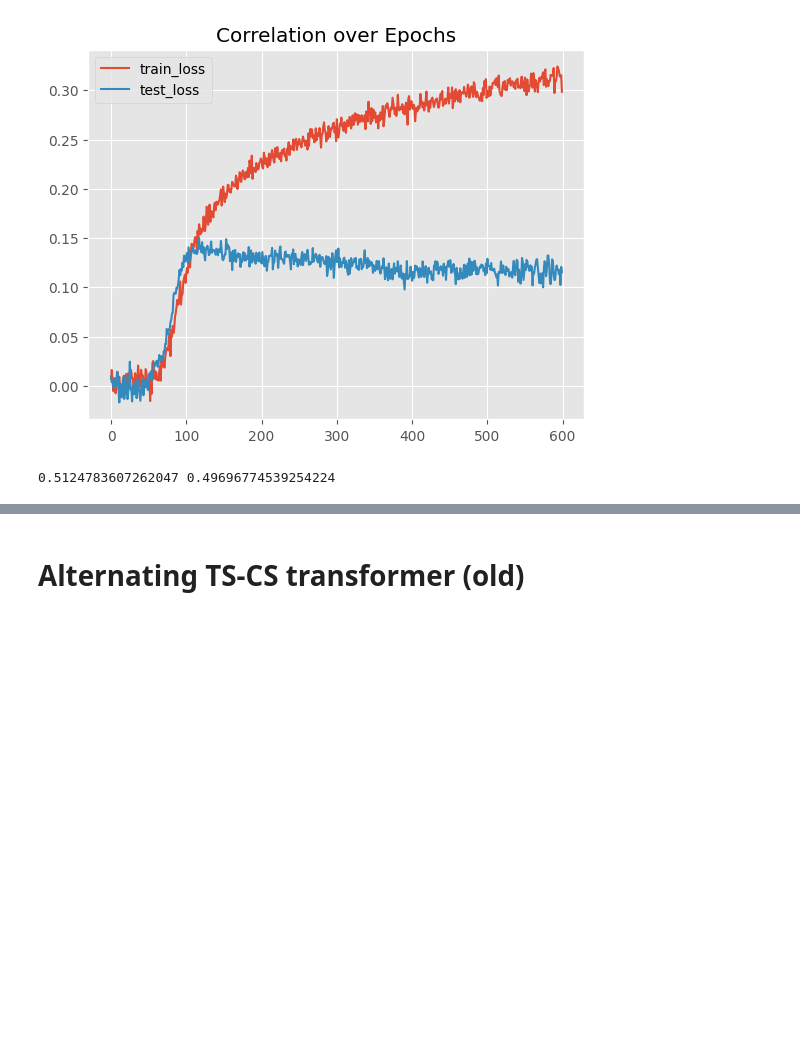
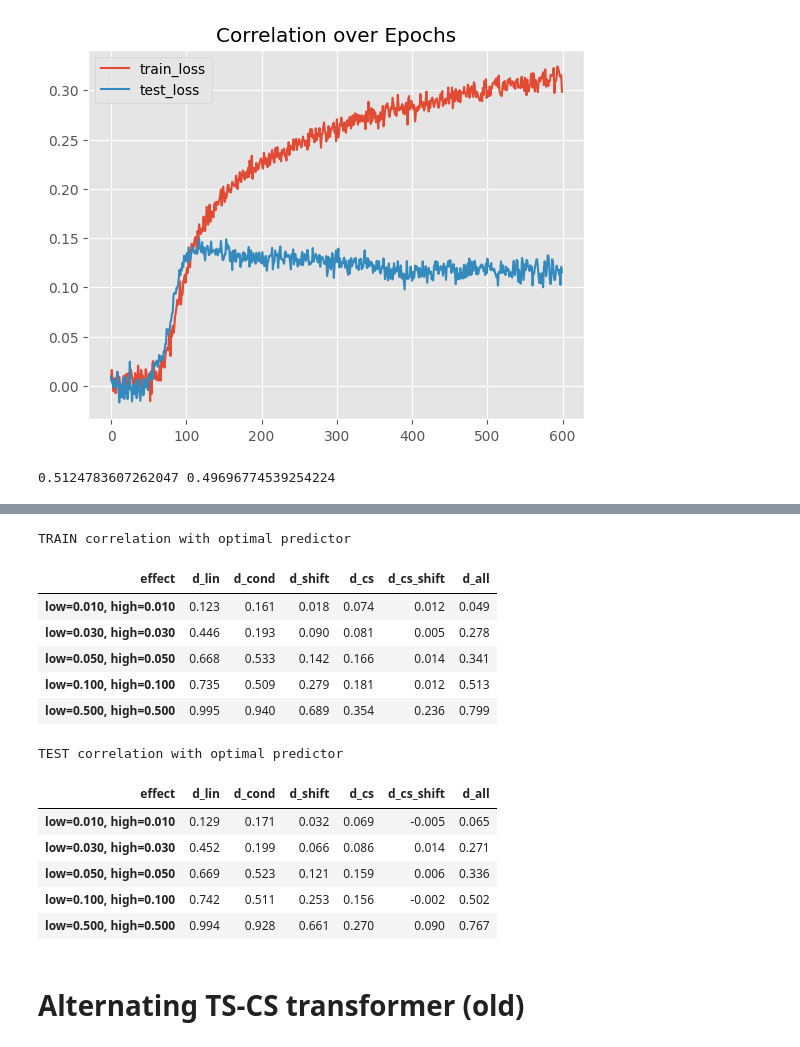
Before and after one commit to cyrilgarcia009/TSNN, a Jupyter notebook: notebooks/compare_models2.ipynb, the cells around one changed output, grey strips where cells are left out. Cells and saved outputs as stored; diff of their text form; code cells hidden in the pictures; blank space fills up the shorter version.

Commit message:
Ran more tests 2D transformer

```diff
--- a/notebooks/compare_models2.ipynb
+++ b/notebooks/compare_models2.ipynb
@@ -76,7 +76,7 @@ def generate_synthetic_datasets(
     Returns
     -------
     dict
-        Keys: "d_cond", "d_shift", "d_cs", "d_cs_shift", "d_all"
+        Keys: "d_lin", "d_cond", "d_shift", "d_cs", "d_cs_shift", "d_all"
         Values: generators.Generator objects (already with .train and .test)
     """
     dic_data = {}
@@ -723,3 +802,24 @@ print(out_train, out_test)
+# %%
+print("\nTRAIN correlation with optimal predictor")
+display(train_model4.style.background_gradient(cmap='coolwarm', vmin=-1, vmax=1).format(precision=3))
+
+print("\nTEST correlation with optimal predictor")
+display(test_model4.style.background_gradient(cmap='coolwarm', vmin=-1, vmax=1).format(precision=3))
+# %% [output]
+TRAIN correlation with optimal predictor
+| effect | d_lin | d_cond | d_shift | d_cs | d_cs_shift | d_all |
+| low=0.010, high=0.010 | 0.123 | 0.161 | 0.018 | 0.074 | 0.012 | 0.049 |
+| low=0.030, high=0.030 | 0.446 | 0.193 | 0.090 | 0.081 | 0.005 | 0.278 |
+| low=0.050, high=0.050 | 0.668 | 0.533 | 0.142 | 0.166 | 0.014 | 0.341 |
+| low=0.100, high=0.100 | 0.735 | 0.509 | 0.279 | 0.181 | 0.012 | 0.513 |
+| low=0.500, high=0.500 | 0.995 | 0.940 | 0.689 | 0.354 | 0.236 | 0.799 |
+TEST correlation with optimal predictor
+| effect | d_lin | d_cond | d_shift | d_cs | d_cs_shift | d_all |
+| low=0.010, high=0.010 | 0.129 | 0.171 | 0.032 | 0.069 | -0.005 | 0.065 |
+| low=0.030, high=0.030 | 0.452 | 0.199 | 0.066 | 0.086 | 0.014 | 0.271 |
+| low=0.050, high=0.050 | 0.669 | 0.523 | 0.121 | 0.159 | 0.006 | 0.336 |
+| low=0.100, high=0.100 | 0.742 | 0.511 | 0.253 | 0.156 | -0.002 | 0.502 |
+| low=0.500, high=0.500 | 0.994 | 0.928 | 0.661 | 0.270 | 0.090 | 0.767 |
 # %% [markdown]
 # Alternating TS-CS transformer (old)
 # %%
```
Also changed, not shown: parts of 2 cells of this notebook.
